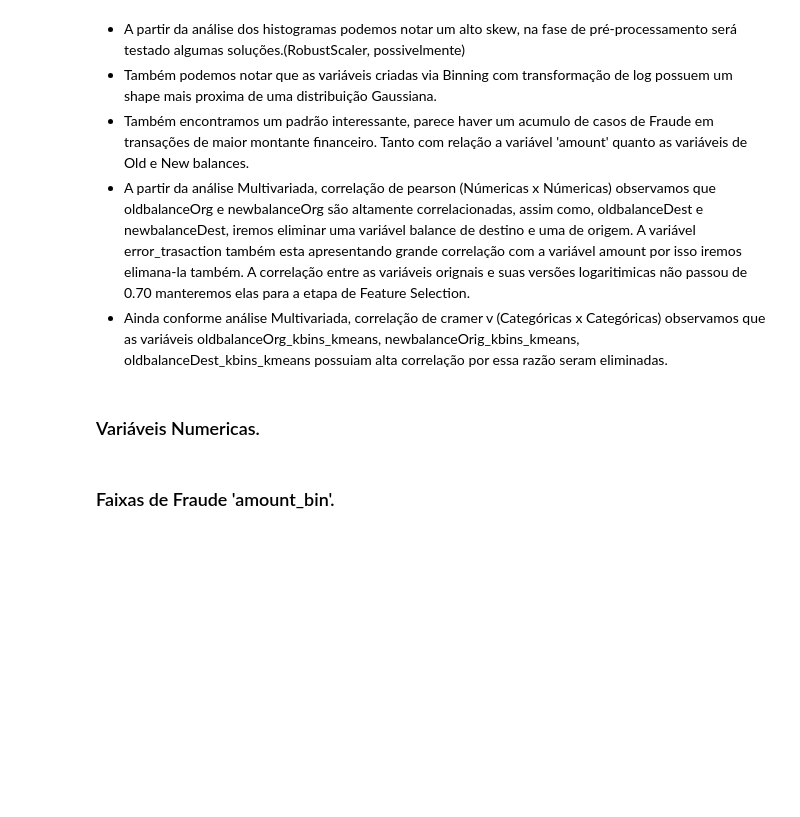
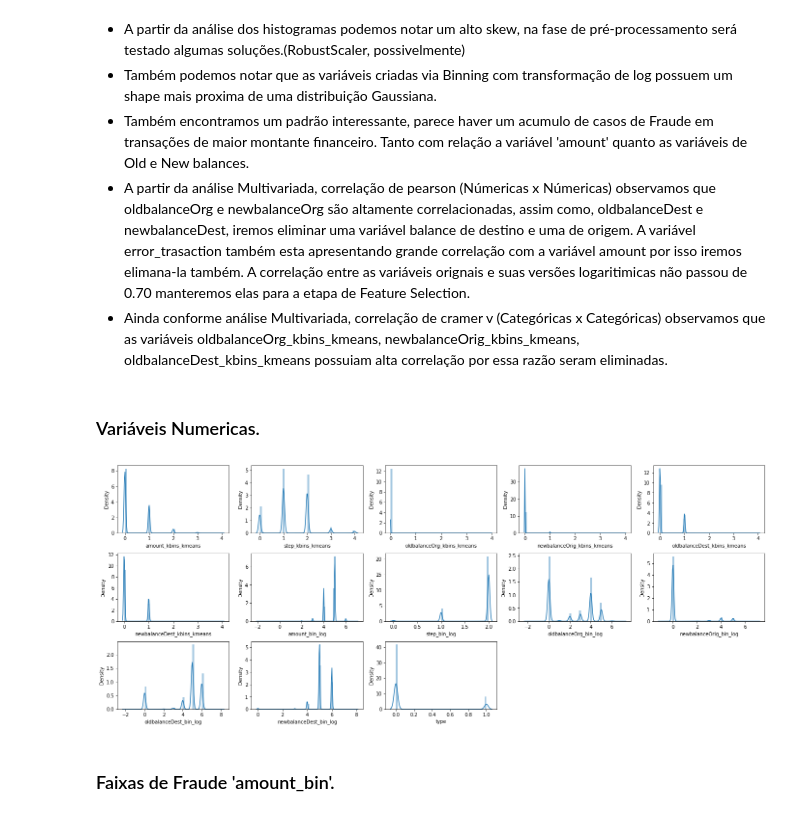
Before and after one commit to bruno154/project-6-blocker-fraud-company, a Jupyter notebook: notebooks/pa002_blocker_fraud2.ipynb, the cells around one changed output. Drawn from its saved outputs; the diff is of its cells as text; code cells hidden in the pictures; blank space fills up the shorter version.

```diff
--- a/notebooks/pa002_blocker_fraud2.ipynb
+++ b/notebooks/pa002_blocker_fraud2.ipynb
@@ -456,5 +457,9 @@ dataset_pd = pd.concat([train_pos, treino1], axis=0)
 - Criar variáveis aplicando transformação logaritmica nas varáveis 'amount','step', 'oldbalanceOrg', 'newbalanceOrig', 'oldbalanceDest', 'newbalanceDest'. A transformação logartmica foi escolhida por ser aproriada para lidar com skew das variáveis citadas anteriormente.
 
 - Realizar o binning, utilizando a estrátegia de k-means, com o objetivo de agrupar as variáveis 'amount','step', 'oldbalanceOrg', 'newbalanceOrig', 'oldbalanceDest', 'newbalanceDest' em 5 grupos colocando os dados em uma mesma escala e a divisão em grupos irá auxiliar o modelo a aprender os eventos de fraude.
+# %%
+# Splinting entre dados de treino e teste
+Xtrain_pd = dataset_pd.sample(2119065)
+Xtest_pd = dataset_pd.sample(235452)
 # %%
 # dest_type; 1 - Merchant e 0-Customer e Dropping 'nameOrig', 'nameDest'
@@ -554,37 +628,22 @@ dataset.export_hdf5('../data/dataset_v1.hdf5')
 # %%
 #pip install ../dist/MyToolBox-0.0.1.tar.gz
 # %%
-variables = ['amount',
-           'error_transaction',
-           'amount_step',
-           'step',
-           'oldbalanceOrg',
-           'newbalanceOrig',
-           'oldbalanceDest',
-           'newbalanceDest',
-           'amount_bin_log',
-           'step_bin_log',
-           'oldbalanceOrg_bin_log',
-           'newbalanceOrig_bin_log',
-           'oldbalanceDest_bin_log',
-           'newbalanceDest_bin_log',
-           'amount_kbins_kmeans',
-           'step_kbins_kmeans',
-           'oldbalanceOrg_kbins_kmeans',
-           'newbalanceOrig_kbins_kmeans',
-           'oldbalanceDest_kbins_kmeans',
-           'newbalanceDest_kbins_kmeans'
-           ]
+variables = dataset_train.get_column_names(regex='scaled*') + \
+            dataset_train.get_column_names(regex='.*_kmeans')+ \
+            dataset_train.get_column_names(regex='.*_log')+ \
+            ['type']
 
 n=1
 plt.figure(figsize=(24, 16))
-for column in dataset_pd[variables].columns:
+for column in Xtrain_pd[variables].columns:
     plt.subplot(5, 5, n)
-    _ = sns.distplot(dataset_pd[column])
+    _ = sns.distplot(Xtrain_pd[column])
     n += 1
 
 plt.subplots_adjust(hspace=0.3)
 
 plt.show()
+# %% [output]
+[figure, added]
 # %%
 # objeto temporario
```
Also changed, not shown: parts of 26 cells of this notebook, 7 other files.
